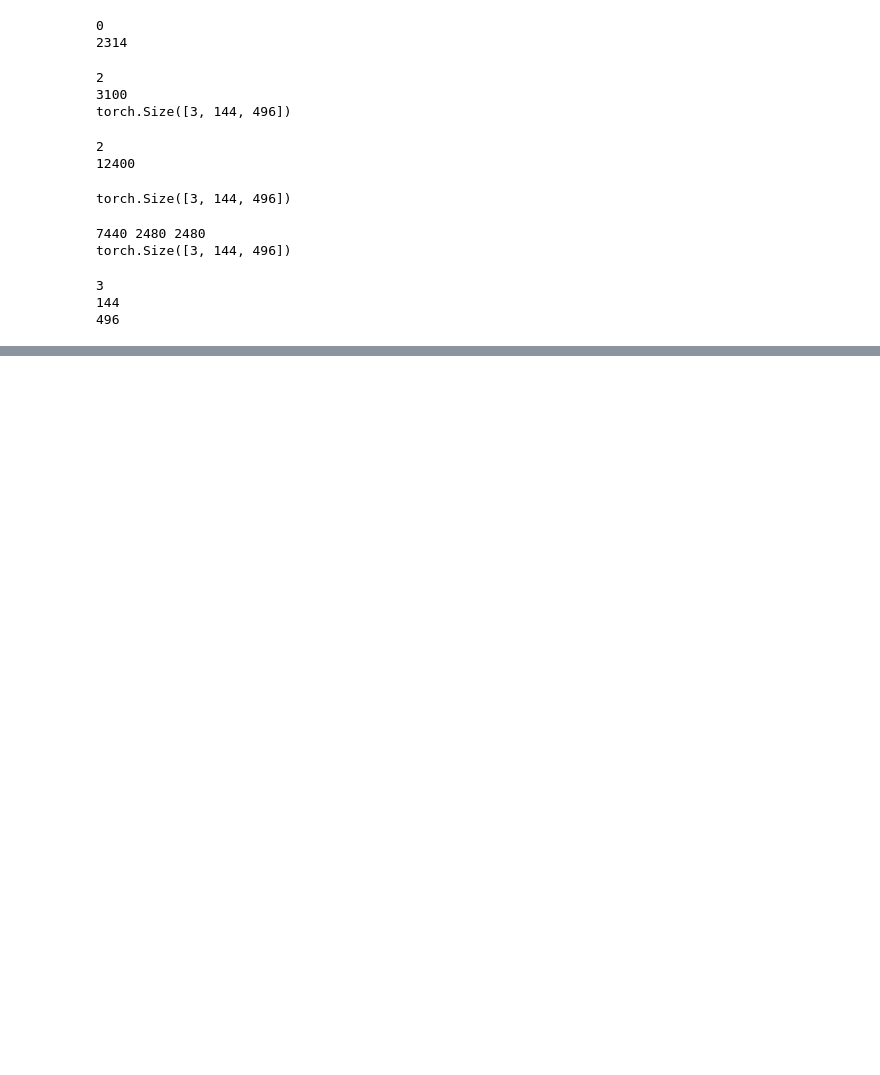
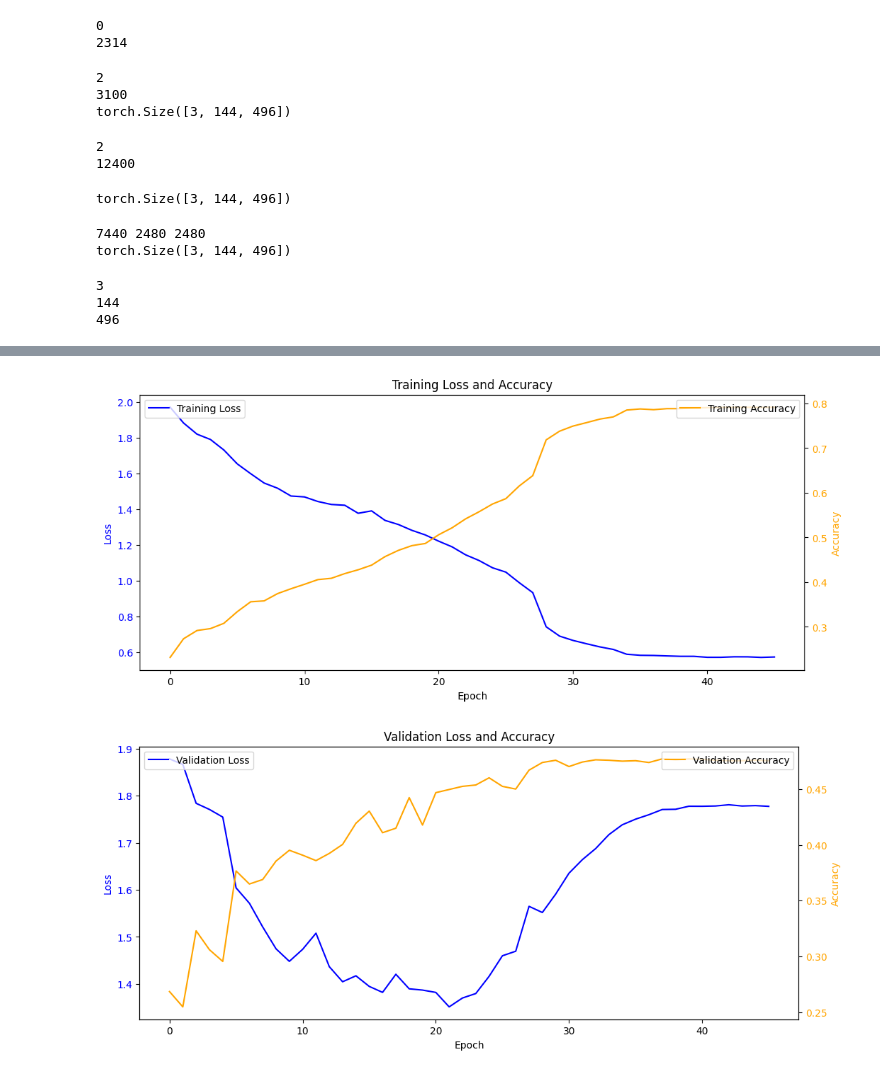
Before and after one commit to SpilmesterMurtin/Deep-Learning-Project---Determine-Lodging-Scores-Using-Convolutional-Neural-Neetwork, a Jupyter notebook: LoadAndMatch.ipynb, the cells around one changed output, grey strips where cells are left out. Drawn from its saved outputs; the diff is of its cells as text; code cells hidden in the pictures; blank space fills up the shorter version.

```diff
--- a/LoadAndMatch.ipynb
+++ b/LoadAndMatch.ipynb
@@ -335,6 +335,11 @@ scheduler = ReduceLROnPlateau(optimizer, 'min', patience=5, verbose=True)
 # Set the number of epochs
 num_epochs = 50
 totalAcc = 0
+
+trainAccList = []
+valAccList = []
+trainLossList = []
+valLossList = []
 # Training loop
 for epoch in range(num_epochs):
     running_loss = 0.0
@@ -343,8 +348,10 @@ for epoch in range(num_epochs):
     val_totalAcc = 0.0
 
     for i, data in enumerate(trainDataloader, 0):
+        net.train()
         # Get the inputs and labels
         inputs, labels = data
+
         inputs, labels = inputs.to(device), labels.to(device)
 
         # Zero the parameter gradients
@@ -353,6 +360,7 @@ for epoch in range(num_epochs):
         # Forward pass
         outputs = net(inputs)
         totalAcc += torch.eq(torch.argmax(outputs, dim=1), labels).sum()
+
         loss = criterion(outputs, labels)
 
         # Backward pass and optimization
@@ -366,22 +374,26 @@ for epoch in range(num_epochs):
         net.eval()
         # Get the inputs and labels
         inputs, labels = data
+        data=None
         inputs, labels = inputs.to(device), labels.to(device)
 
         # Forward pass
         outputs = net(inputs)
         val_totalAcc += torch.eq(torch.argmax(outputs, dim=1), labels).sum()
+
         loss = criterion(outputs, labels)
 
         # Print statistics
         val_running_loss += loss.item()
 
     scheduler.step(val_running_loss)
-    net.train()
-
+    current_learning_rate = optimizer.param_groups[0]['lr']
+    trainAccList.append(totalAcc/len(trainDataset))
+    valAccList.append(val_totalAcc/len(valDataset))
+    trainLossList.append(running_loss/len(trainDataloader))
+    valLossList.append(val_running_loss/len(valDataloader))
     print('[%d] train loss: %.3f train acc: %.3f val loss: %.3f val acc: %.3f '
-          % (epoch + 1, running_loss / len(trainDataloader), totalAcc/len(trainDataset),
-             val_running_loss / len(valDataloader), val_totalAcc/len(valDataset)))
+          % (epoch + 1, trainAccList[epoch], trainLossList[epoch], valAccList[epoch], valLossList[epoch]))
 
     running_loss = 0.0
     totalAcc = 0.0
@@ -389,7 +401,7 @@ for epoch in range(num_epochs):
     val_totalAcc = 0.0
 
     # Break if totalAcc is above 0.95
-    if totalAcc / len(trainDataset) > 0.95 or learning_rate < 1e-6:
+    if totalAcc / len(trainDataset) > 0.95 or current_learning_rate < 1e-6:
         print("Training accuracy reached above 0.95 or learning rate below 1e-6. Stopping training.")
         break
 
@@ -414,0 +427,5 @@ NeuralNetwork(
+# %%
+df.plot_loss_and_accuracy(df.transfer_to_cpu(trainLossList), df.transfer_to_cpu(trainAccList), df.transfer_to_cpu(valLossList), df.transfer_to_cpu(valAccList))
+# %% [output]
+[figure, added]
+[figure, added]
```
Also changed, not shown: parts of 6 cells of this notebook, 1 other file.
